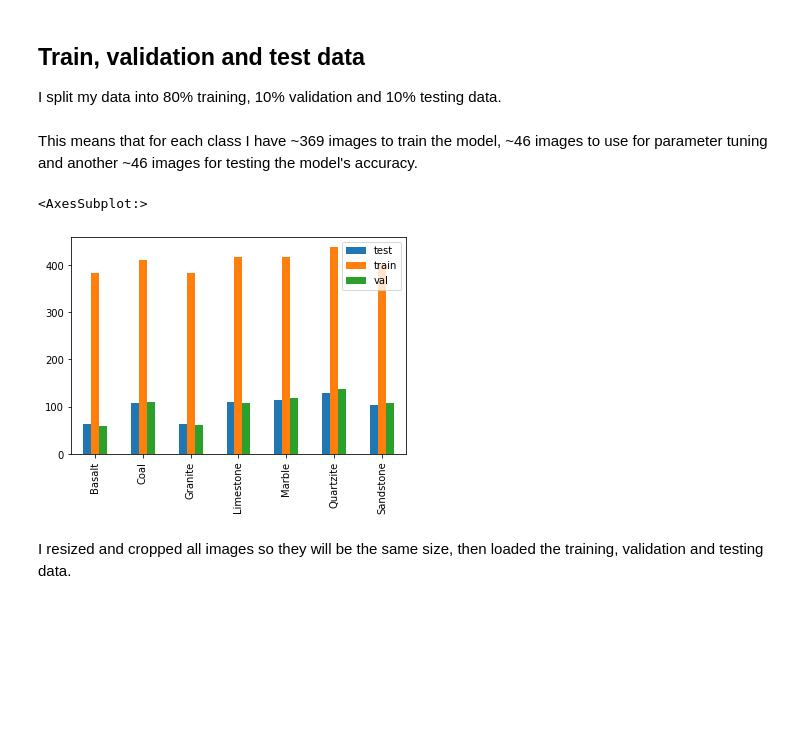
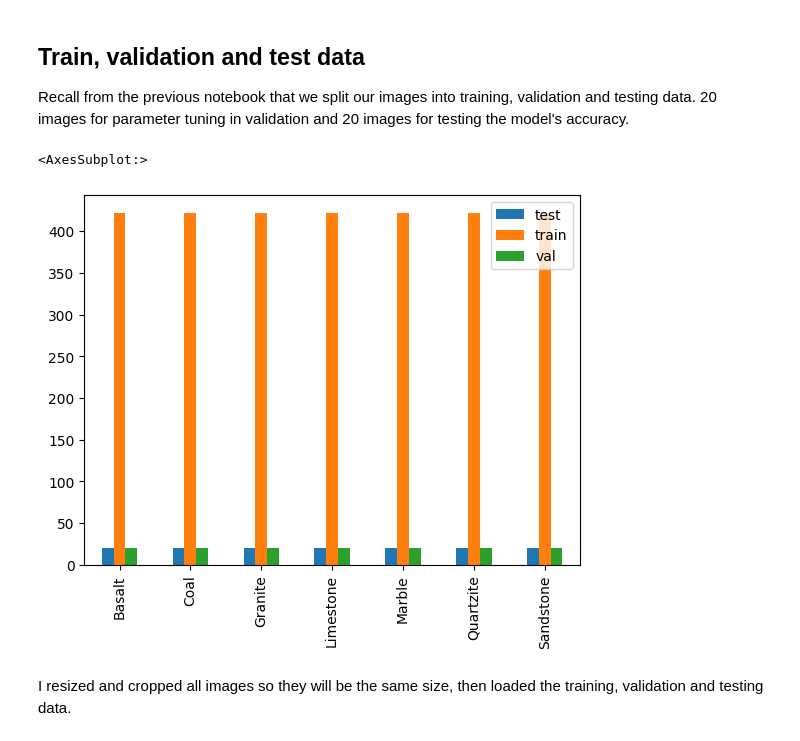
Before and after one commit to anglilian/rock-classification, a Jupyter notebook: notebooks/03_image_classification.ipynb, the cells around one changed output. Saved outputs shown, nothing was run; the diff lists cells and outputs as text; code cells hidden in the pictures; blank space fills up the shorter version.

```diff
--- a/notebooks/03_image_classification.ipynb
+++ b/notebooks/03_image_classification.ipynb
@@ -14,4 +15,4 @@ from datetime import datetime
 # %% [markdown]
 ## Train, validation and test data
 
-I split my data into 80% training, 10% validation and 10% testing data.
+Recall from the previous notebook that we split our images into training, validation and testing data. 20 images for parameter tuning in validation and 20 images for testing the model's accuracy.
@@ -32,20 +19,18 @@ splitfolders.ratio(
-# %% [markdown]
-This means that for each class I have ~369 images to train the model, ~46 images to use for parameter tuning and another ~46 images for testing the model's accuracy.
 # %%
-import os
+OUTPUT_DIR = "../img/output_test/"
 img_data = {}
 
 for folder in os.listdir(OUTPUT_DIR):
     subfolder_path = OUTPUT_DIR + folder + '/'
     img_data[folder] = {}
     for subfolder in os.listdir(subfolder_path):
         img_data[folder][subfolder] = len(os.listdir(subfolder_path + subfolder))
 
 df = pd.DataFrame.from_dict(img_data, orient='index')
 df.T.plot(kind='bar')
 # %% [output]
 <AxesSubplot:>
-[figure, old version]
+[figure, new version]
 # %% [markdown]
 I resized and cropped all images so they will be the same size, then loaded the training, validation and testing data.
 # %%
```
Also changed, not shown: parts of 8 cells of this notebook, 3 other files.
